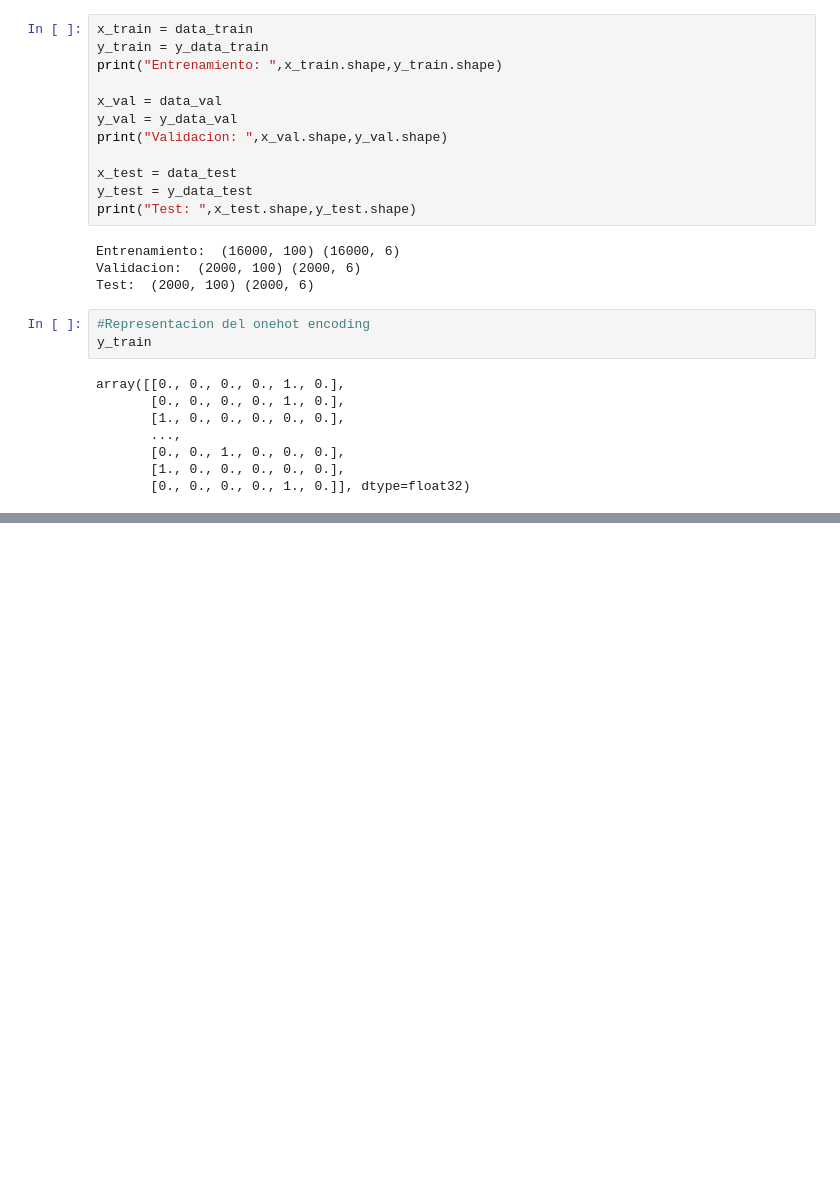
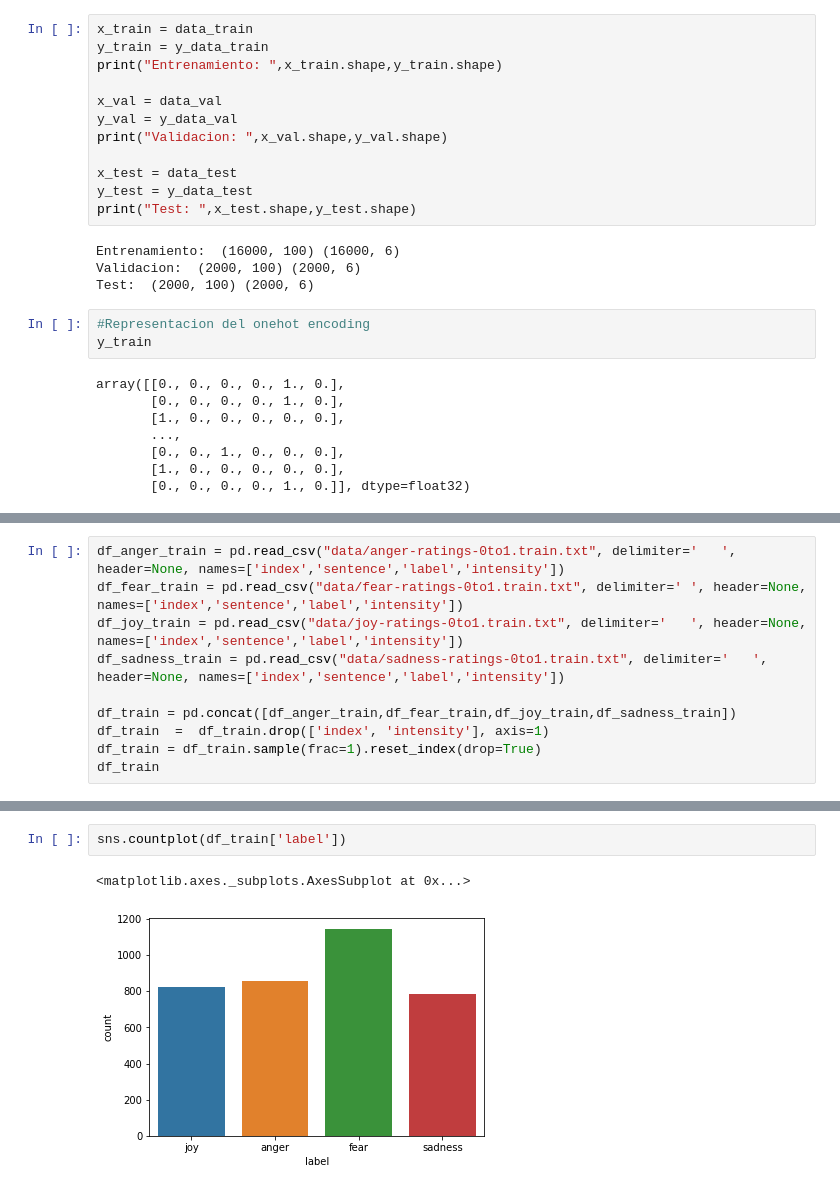
Before and after one commit to Jamf05/20201-ai2-class-project, a Jupyter notebook: download-data.ipynb, the cells around one changed output, grey strips where cells are left out. Cells and saved outputs as stored; diff of their text form; blank space fills up the shorter version.

```diff
--- a/download-data.ipynb
+++ b/download-data.ipynb
@@ -326,0 +324,10 @@ losses.plot()
+# %%
+df_anger_train = pd.read_csv("data/anger-ratings-0to1.train.txt", delimiter='	', header=None, names=['index','sentence','label','intensity'])
+df_fear_train = pd.read_csv("data/fear-ratings-0to1.train.txt", delimiter='	', header=None, names=['index','sentence','label','intensity'])
+df_joy_train = pd.read_csv("data/joy-ratings-0to1.train.txt", delimiter='	', header=None, names=['index','sentence','label','intensity'])
+df_sadness_train = pd.read_csv("data/sadness-ratings-0to1.train.txt", delimiter='	', header=None, names=['index','sentence','label','intensity'])
+
+df_train = pd.concat([df_anger_train,df_fear_train,df_joy_train,df_sadness_train])
+df_train  =  df_train.drop(['index', 'intensity'], axis=1)
+df_train = df_train.sample(frac=1).reset_index(drop=True)
+df_train
@@ -326,0 +372,5 @@ losses.plot()
+# %%
+sns.countplot(df_train['label'])
+# %% [output]
+<matplotlib.axes._subplots.AxesSubplot at 0x...>
+[figure, added]
```
Also changed, not shown: parts of 33 cells of this notebook, 9 other files.
